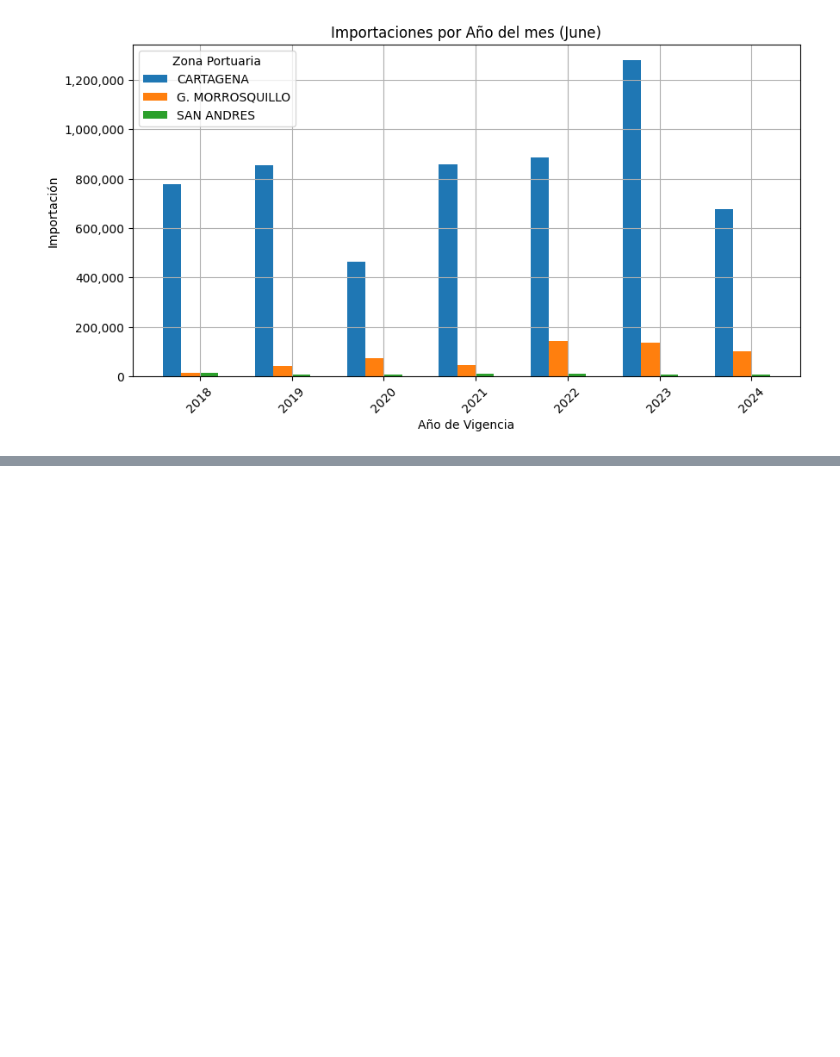
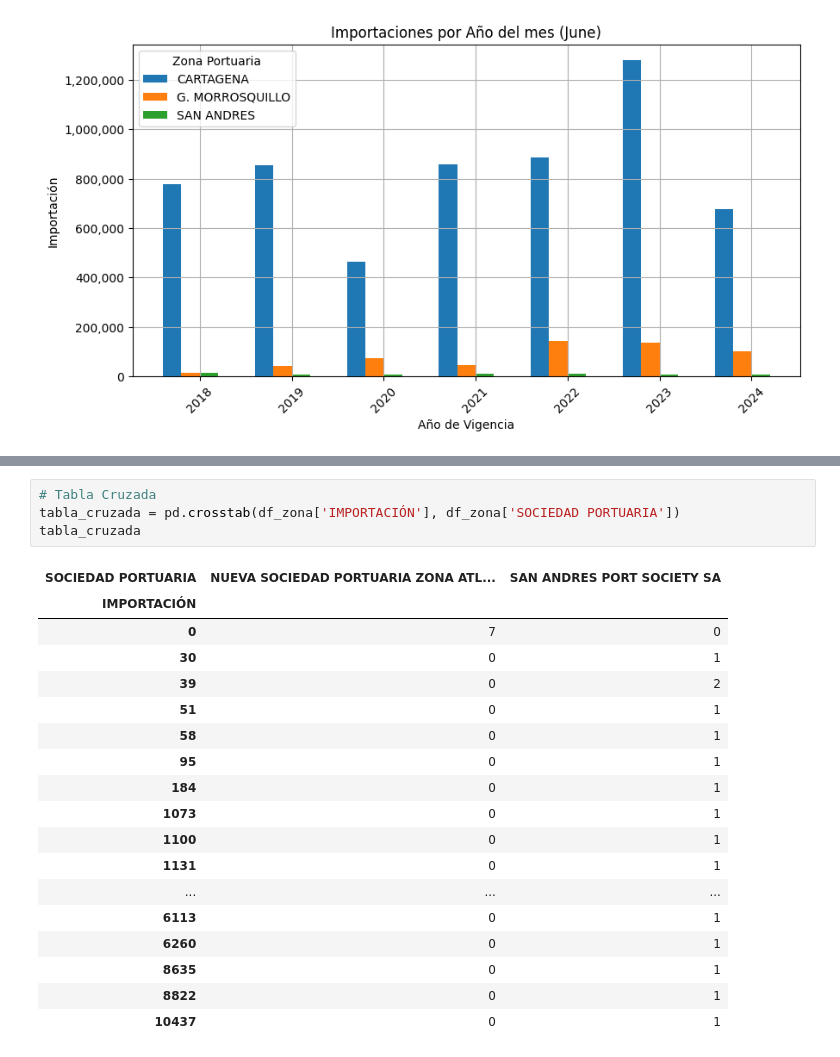
Before and after one commit to JosePimienta/Colombia_Trafico_Portuario_Maritimo, a Jupyter notebook: Colombia_Trafico_Portuario_Maritimo.ipynb, the cells around one changed output, grey strips where cells are left out. Drawn from its saved outputs; the diff is of its cells as text; blank space fills up the shorter version.

```diff
--- a/Colombia_Trafico_Portuario_Maritimo.ipynb
+++ b/Colombia_Trafico_Portuario_Maritimo.ipynb
@@ -287,0 +399,23 @@ plt.show()
+# %%
+# Tabla Cruzada
+tabla_cruzada = pd.crosstab(df_zona['IMPORTACIÓN'], df_zona['SOCIEDAD PORTUARIA'])
+tabla_cruzada
+# %% [output]
+| SOCIEDAD PORTUARIA | NUEVA SOCIEDAD PORTUARIA ZONA ATL... | SAN ANDRES PORT SOCIETY SA |
+| IMPORTACIÓN |  |  |
+| 0 | 7 | 0 |
+| 30 | 0 | 1 |
+| 39 | 0 | 2 |
+| 51 | 0 | 1 |
+| 58 | 0 | 1 |
+| 95 | 0 | 1 |
+| 184 | 0 | 1 |
+| 1073 | 0 | 1 |
+| 1100 | 0 | 1 |
+| 1131 | 0 | 1 |
+| ... | ... | ... |
+| 6113 | 0 | 1 |
+| 6260 | 0 | 1 |
+| 8635 | 0 | 1 |
+| 8822 | 0 | 1 |
+| 10437 | 0 | 1 |
```
Also changed, not shown: parts of 3 cells of this notebook.
